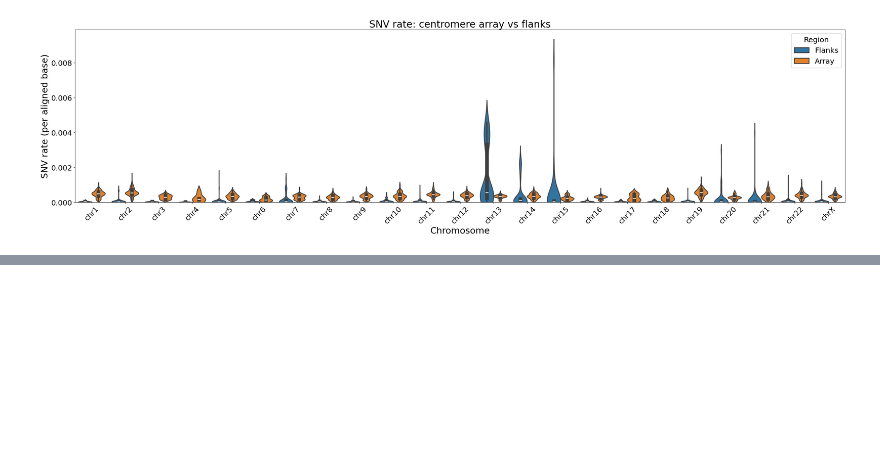
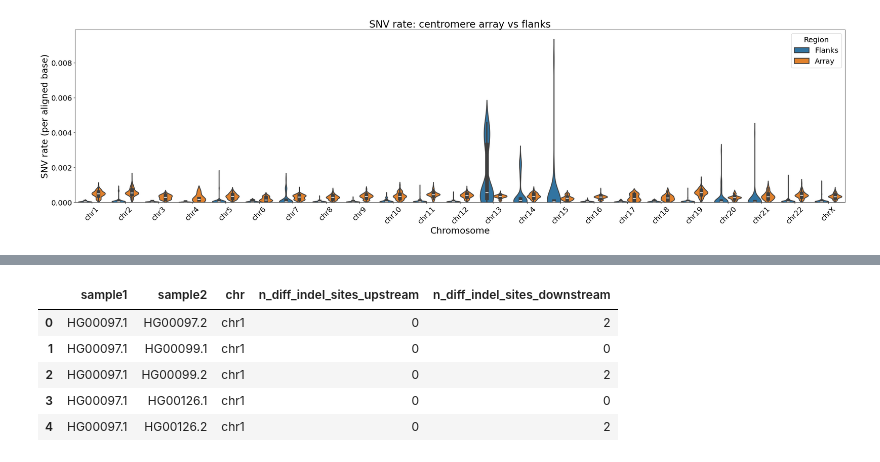
Before and after one commit to miramastoras/centrolign_analysis, a Jupyter notebook: analysis_notes/release2_QC_v2/notebooks/mutation_comparison_to_flanks.ipynb, the cells around one changed output, grey strips where cells are left out. Saved outputs shown, nothing was run; the diff lists cells and outputs as text; code cells hidden in the pictures; blank space fills up the shorter version.

```diff
--- a/analysis_notes/release2_QC_v2/notebooks/mutation_comparison_to_flanks.ipynb
+++ b/analysis_notes/release2_QC_v2/notebooks/mutation_comparison_to_flanks.ipynb
@@ -1107,0 +1110,80 @@ The `scale` parameter has been renamed and will be removed in v0.15.0. Pass `den
+# %%
+def compute_pairwise_indel_dist_split(vcf_path, chrom, flank_intervals):
+    samples = get_samples(vcf_path)
+    n_haps = len(samples) * 2
+    hap_names = [f"{s}.{h}" for s in samples for h in (1, 2)]
+
+    # Include REF and ALT to filter indel size
+    cmd = (f"bcftools norm -m -any {vcf_path} "
+           f"| bcftools view -v indels "
+           f"| bcftools query -f '%CHROM\\t%POS\\t%REF\\t%ALT\\t[%GT\\t]\\n'")
+    result = subprocess.run(cmd, shell=True, capture_output=True, text=True)
+
+    if not result.stdout.strip():
+        return None
+
+    upstream_rows   = []
+    downstream_rows = []
+
+    for line in result.stdout.strip().split("\n"):
+        fields     = line.strip().split("\t")
+        site_chrom = fields[0]
+        pos_0      = int(fields[1]) - 1
+        ref        = fields[2]
+        alt        = fields[3]
+        gts        = fields[4:]
+
+        # Filter to short indels < 50 bp
+        if abs(len(ref) - len(alt)) >= 50:
+            continue
+
+        flank = get_flank(pos_0, site_chrom, flank_intervals)
+        if flank is None:
+            continue
+
+        row = np.empty(n_haps, dtype=np.int8)
+        for i, gt in enumerate(gts):
+            alleles = gt.replace("|", "/").split("/")
+            try:    row[2*i]   = int(alleles[0])
+            except: row[2*i]   = -1
+            try:    row[2*i+1] = int(alleles[1])
+            except: row[2*i+1] = -1
+
+        if flank == "upstream":
+            upstream_rows.append(row)
+        else:
+            downstream_rows.append(row)
+
+    def diff_from_rows(rows):
+        if not rows:
+            return np.zeros((n_haps, n_haps), dtype=np.int32)
+        A  = np.vstack(rows)
+        V  = (A >= 0).astype(np.int32)
+        A0 = (A == 0).astype(np.int32)
+        A1 = (A == 1).astype(np.int32)
+        return V.T @ V - (A0.T @ A0 + A1.T @ A1)
+
+    up_diff   = diff_from_rows(upstream_rows)
+    down_diff = diff_from_rows(downstream_rows)
+
+    records = []
+    for i in range(n_haps):
+        for j in range(i+1, n_haps):
+            records.append((hap_names[i], hap_names[j], chrom,
+                            int(up_diff[i, j]), int(down_diff[i, j])))
+
+    return pd.DataFrame(records, columns=["sample1", "sample2", "chr",
+                                          "n_diff_indel_sites_upstream",
+                                          "n_diff_indel_sites_downstream"])
+
+all_dfs = []
+for chrom in CHROMS:
+    vcf_path = f"{VCF_DIR}/{chrom}_flanking_50kb.vcf.gz"
+    print(f"Processing {chrom}...")
+    df = compute_pairwise_indel_dist_split(vcf_path, chrom, flank_intervals)
+    if df is not None:
+        all_dfs.append(df)
+
+flank_indel_dist_df = pd.concat(all_dfs, ignore_index=True)
+flank_indel_dist_df.head()
+# %% [output]
@@ -1107,0 +1207,6 @@ The `scale` parameter has been renamed and will be removed in v0.15.0. Pass `den
+|  | sample1 | sample2 | chr | n_diff_indel_sites_upstream | n_diff_indel_sites_downstream |
+| 0 | HG00097.1 | HG00097.2 | chr1 | 0 | 2 |
+| 1 | HG00097.1 | HG00099.1 | chr1 | 0 | 0 |
+| 2 | HG00097.1 | HG00099.2 | chr1 | 0 | 2 |
+| 3 | HG00097.1 | HG00126.1 | chr1 | 0 | 0 |
+| 4 | HG00097.1 | HG00126.2 | chr1 | 0 | 2 |
```
Also changed, not shown: parts of 6 cells of this notebook.
